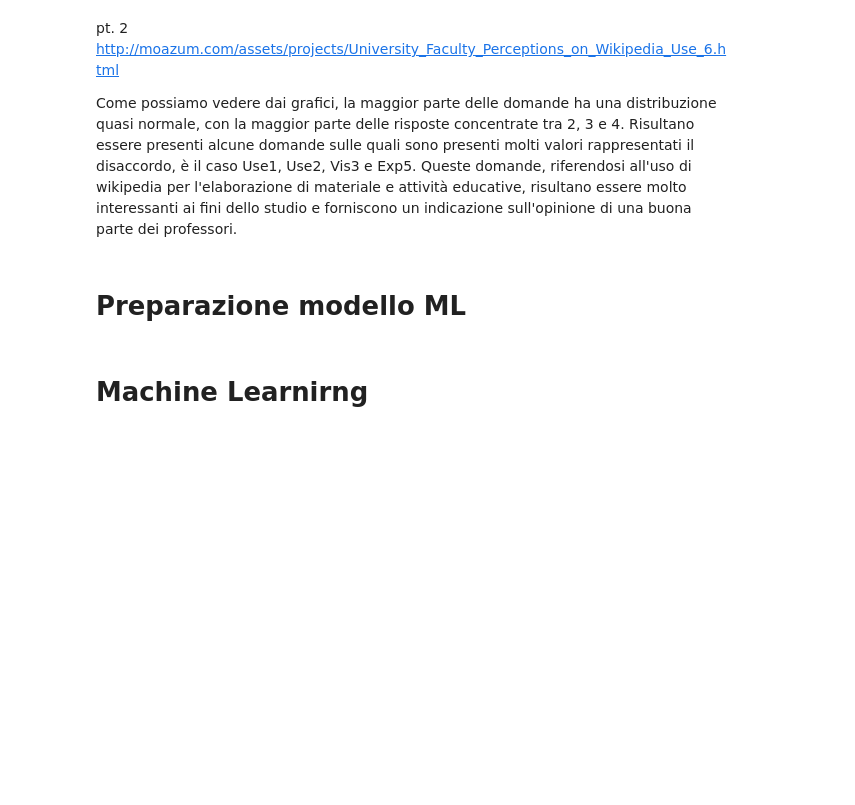
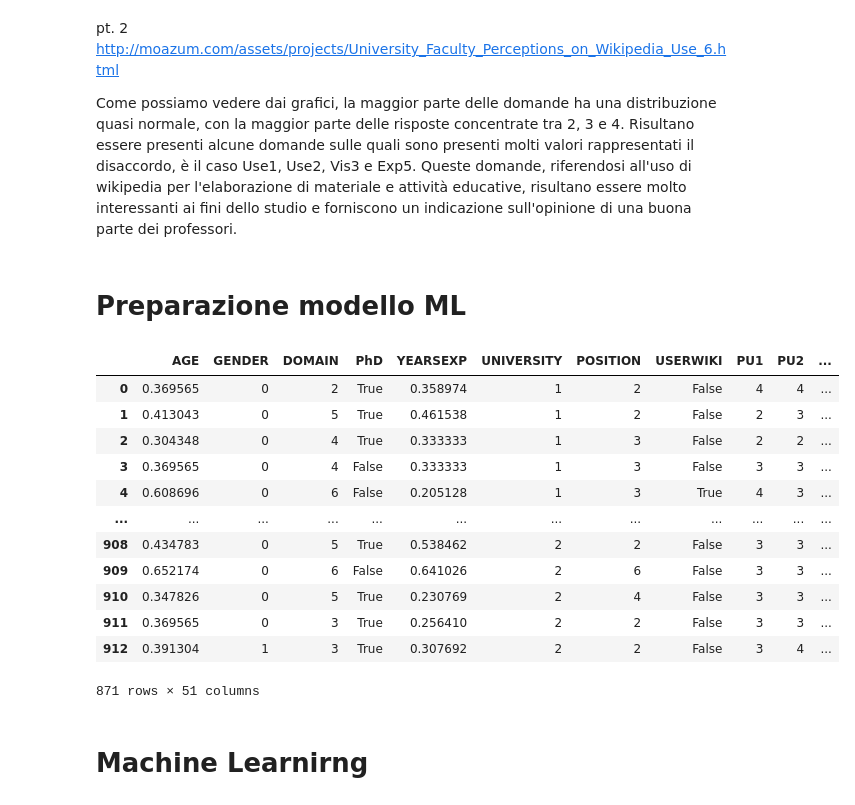
Before and after one commit to AposVinc/wiki4HEProject, a Jupyter notebook: wiki4HE.ipynb, the cells around one changed output. Saved outputs shown, nothing was run; the diff lists cells and outputs as text; code cells hidden in the pictures; blank space fills up the shorter version.

```diff
--- a/wiki4HE.ipynb
+++ b/wiki4HE.ipynb
@@ -856,3 +834,22 @@ Queste domande, riferendosi all'uso di wikipedia per l'elaborazione di materiale
 # %%
 #normalizza colonne
 #one note encoding e minmax scaler - entrambi
+# %%
+scaler = MinMaxScaler()
+data[['YEARSEXP','AGE']] = scaler.fit_transform(data[['YEARSEXP','AGE']])
+# %% [output]
+|  | AGE | GENDER | DOMAIN | PhD | YEARSEXP | UNIVERSITY | POSITION | USERWIKI | PU1 | PU2 | ... |
+| 0 | 0.369565 | 0 | 2 | True | 0.358974 | 1 | 2 | False | 4 | 4 | ... |
+| 1 | 0.413043 | 0 | 5 | True | 0.461538 | 1 | 2 | False | 2 | 3 | ... |
+| 2 | 0.304348 | 0 | 4 | True | 0.333333 | 1 | 3 | False | 2 | 2 | ... |
+| 3 | 0.369565 | 0 | 4 | False | 0.333333 | 1 | 3 | False | 3 | 3 | ... |
+| 4 | 0.608696 | 0 | 6 | False | 0.205128 | 1 | 3 | True | 4 | 3 | ... |
+| ... | ... | ... | ... | ... | ... | ... | ... | ... | ... | ... | ... |
+| 908 | 0.434783 | 0 | 5 | True | 0.538462 | 2 | 2 | False | 3 | 3 | ... |
+| 909 | 0.652174 | 0 | 6 | False | 0.641026 | 2 | 6 | False | 3 | 3 | ... |
+| 910 | 0.347826 | 0 | 5 | True | 0.230769 | 2 | 4 | False | 3 | 3 | ... |
+| 911 | 0.369565 | 0 | 3 | True | 0.256410 | 2 | 2 | False | 3 | 3 | ... |
+| 912 | 0.391304 | 1 | 3 | True | 0.307692 | 2 | 2 | False | 3 | 4 | ... |
+871 rows × 51 columns
+# %% [markdown]
+# Machine Learnirng
@@ -859,4 +875,2 @@ Queste domande, riferendosi all'uso di wikipedia per l'elaborazione di materiale
 # %%
 # confronto fra modello con position e solo con drop delle tre colonne
-# %% [markdown]
-# Machine Learnirng
```
Also changed, not shown: parts of 11 cells of this notebook.
